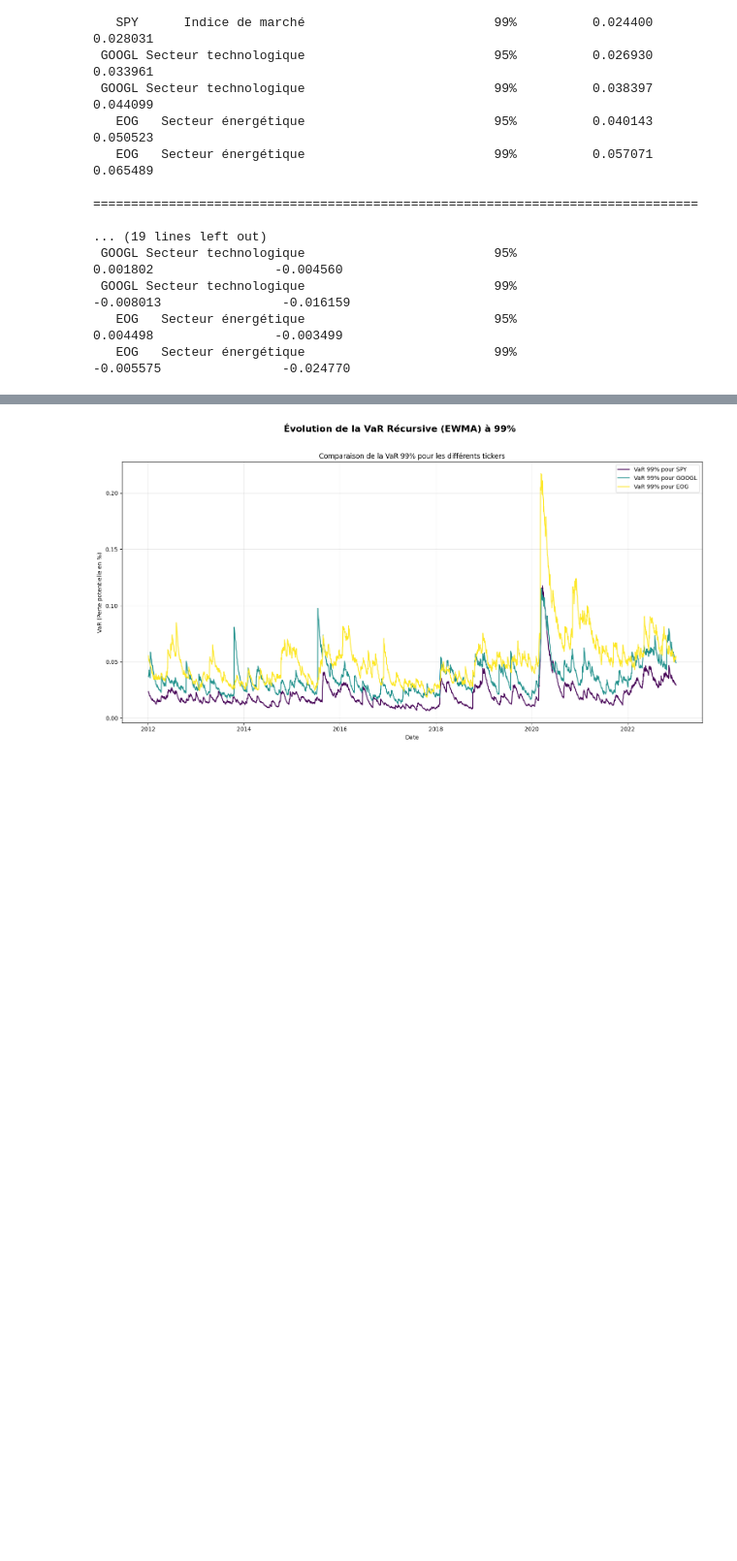
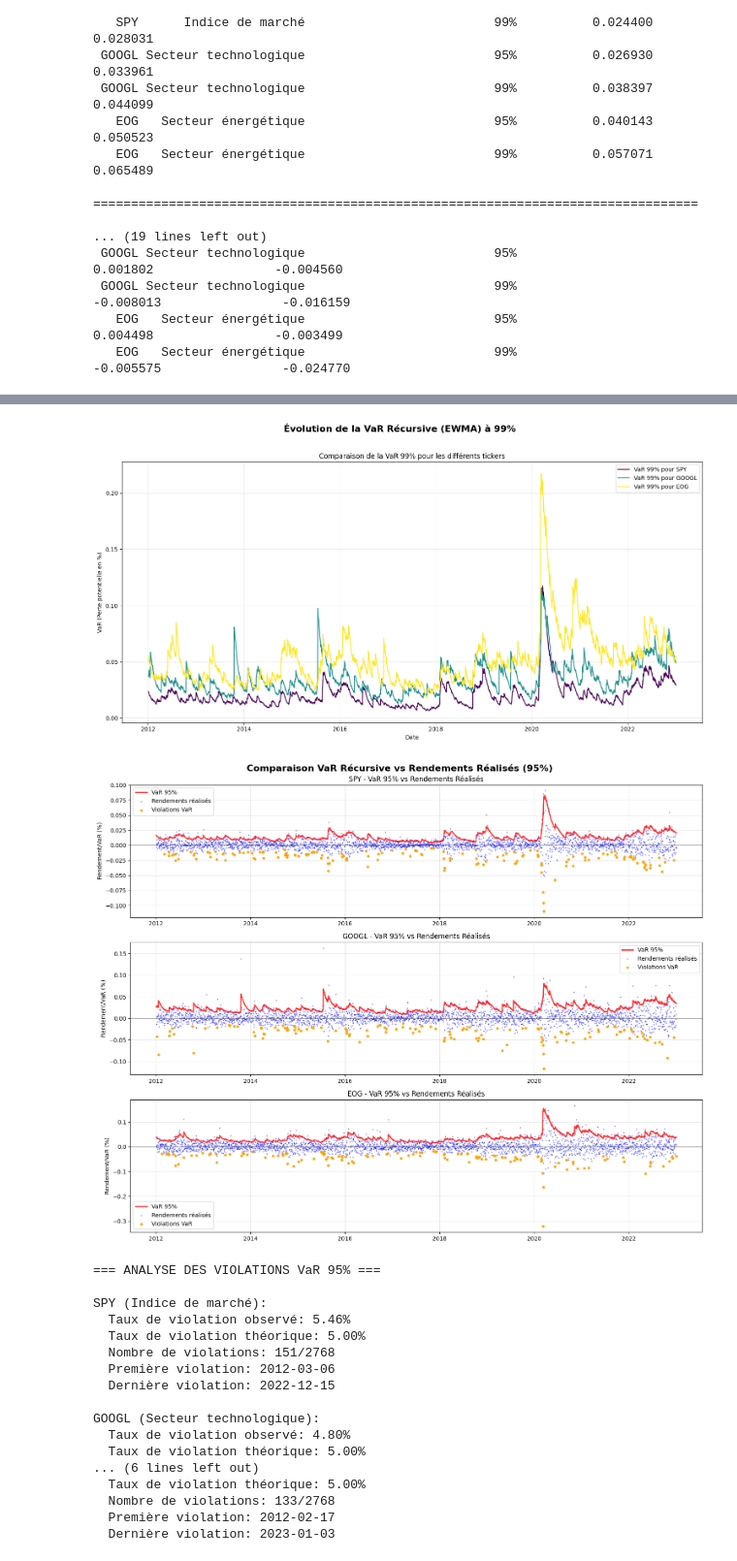
Before and after one commit to jeansimon18/Devoir-1-conom-trie, a Jupyter notebook: Problème 2 avec Yahoo.ipynb, the cells around one changed output, grey strips where cells are left out. Shown at 97% size. Drawn from its saved outputs; the diff is of its cells as text; code cells hidden in the pictures; blank space fills up the shorter version.

```diff
--- a/Problème 2 avec Yahoo.ipynb
+++ b/Problème 2 avec Yahoo.ipynb
@@ -520,33 +468,109 @@ ax.legend()
 ax.grid(True, alpha=0.3)
 plt.tight_layout(rect=[0, 0, 1, 0.96])
 plt.show()
 
 # --- Graphique 2: Évolution de la VaR Récursive (EWMA) à 99% ---
 fig, ax = plt.subplots(figsize=(15, 8))
 fig.suptitle('Évolution de la VaR Récursive (EWMA) à 99%', fontsize=16, fontweight='bold')
 
 for i, ticker in enumerate(tickers_analyse_b):
     data_ticker = df_var_recursive[df_var_recursive['ticker'] == ticker]
     ax.plot(data_ticker['date'], data_ticker['var_recursive_99'],
             linewidth=1.5, label=f'VaR 99% pour {ticker}', color=colors[i])
 
 ax.set_title('Comparaison de la VaR 99% pour les différents tickers')
 ax.set_ylabel('VaR (Perte potentielle en %)')
 ax.set_xlabel('Date')
 ax.legend()
 ax.grid(True, alpha=0.3)
 plt.tight_layout(rect=[0, 0, 1, 0.96])
 plt.show()
+
+# --- Graphique 3: Comparaison VaR vs Rendements Réalisés (95%) ---
+fig, axes = plt.subplots(3, 1, figsize=(15, 12))
+fig.suptitle('Comparaison VaR Récursive vs Rendements Réalisés (95%)', fontsize=16, fontweight='bold')
+
+for i, ticker in enumerate(tickers_analyse_b):
+    data_ticker = df_var_recursive[df_var_recursive['ticker'] == ticker]
+
+    ax = axes[i]
+
+    # VaR 95% (ligne rouge)
+    ax.plot(data_ticker['date'], data_ticker['var_recursive_95'],
+            color='red', linewidth=2, label='VaR 95%', alpha=0.8)
+
+    # Rendements réalisés (points bleus)
+    ax.scatter(data_ticker['date'], data_ticker['returns'],
+              color='blue', s=1, alpha=0.5, label='Rendements réalisés')
+
+    # Violations (rendements < -VaR)
+    violations = data_ticker['returns'] < -data_ticker['var_recursive_95']
+    if violations.any():
+        ax.scatter(data_ticker.loc[violations, 'date'],
+                  data_ticker.loc[violations, 'returns'],
+                  color='orange', s=15, label='Violations VaR', alpha=0.8)
+
+    ax.set_title(f'{ticker} - VaR 95% vs Rendements Réalisés')
+    ax.set_ylabel('Rendement/VaR (%)')
+    ax.legend()
+    ax.grid(True, alpha=0.3)
+    ax.axhline(y=0, color='black', linestyle='-', alpha=0.3)
+
+plt.tight_layout()
+plt.show()
+
+# --- Analyse Quantitative des Violations ---
+print("\n=== ANALYSE DES VIOLATIONS VaR 95% ===\n")
+
+for ticker in tickers_analyse_b:
+    data_ticker = df_var_recursive[df_var_recursive['ticker'] == ticker]
+    # Supprimer les valeurs NaN pour le calcul des violations
+    data_clean = data_ticker.dropna(subset=['returns', 'var_recursive_95'])
+
+    violations = data_clean['returns'] < -data_clean['var_recursive_95']
+    taux_violation = violations.mean() * 100
+
+    print(f"{ticker} ({secteurs_mapping[ticker]}):")
+    print(f"  Taux de violation observé: {taux_violation:.2f}%")
+    print(f"  Taux de violation théorique: 5.00%")
+    print(f"  Nombre de violations: {violations.sum()}/{len(violations)}")
+
+    # Identifier quelques périodes de violations importantes
+    if violations.any():
+        dates_violations = data_clean.loc[violations, 'date']
+        if len(dates_violations) > 0:
+            print(f"  Première violation: {dates_violations.iloc[0].strftime('%Y-%m-%d')}")
+            if len(dates_violations) > 1:
+                print(f"  Dernière violation: {dates_violations.iloc[-1].strftime('%Y-%m-%d')}")
+    print()
 # %% [output]
 === Calcul de la VaR Récursive (EWMA) pour les niveaux 95% et 99% ===
 
 Traitement pour SPY...
 Traitement pour GOOGL...
 Traitement pour EOG...
 
 Calcul terminé. Génération des graphiques...
 [figure]
 [figure]
+[figure, added]
+=== ANALYSE DES VIOLATIONS VaR 95% ===
+
+SPY (Indice de marché):
+  Taux de violation observé: 5.46%
+  Taux de violation théorique: 5.00%
+  Nombre de violations: 151/2768
+  Première violation: 2012-03-06
+  Dernière violation: 2022-12-15
+
+GOOGL (Secteur technologique):
+  Taux de violation observé: 4.80%
+  Taux de violation théorique: 5.00%
+... (6 lines left out)
+  Taux de violation théorique: 5.00%
+  Nombre de violations: 133/2768
+  Première violation: 2012-02-17
+  Dernière violation: 2023-01-03
 # %%
 # --- Problème 2(e): Stress Testing des Modèles de VaR ---
 
```
Also changed, not shown: parts of 8 cells of this notebook, 1 other file.
